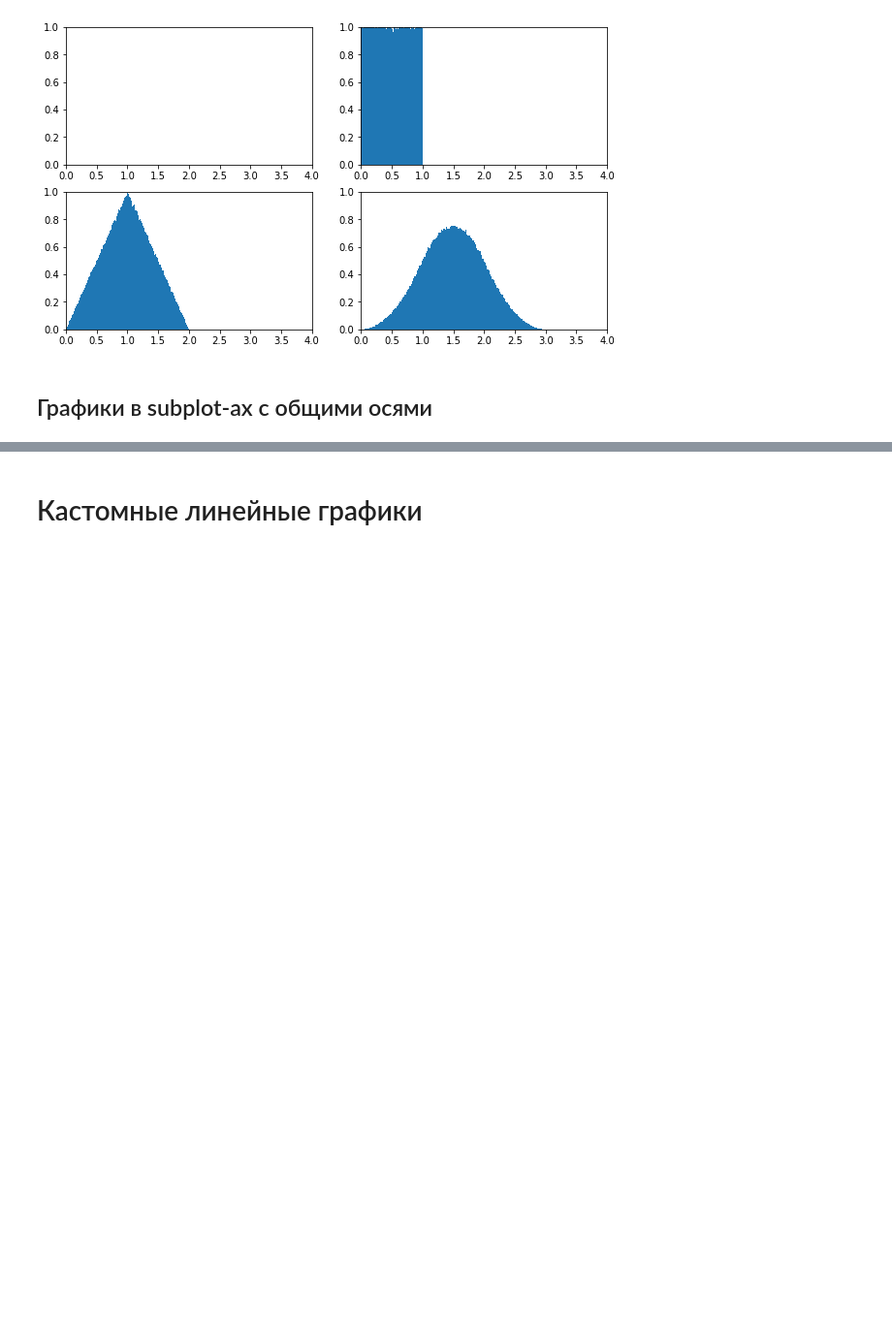
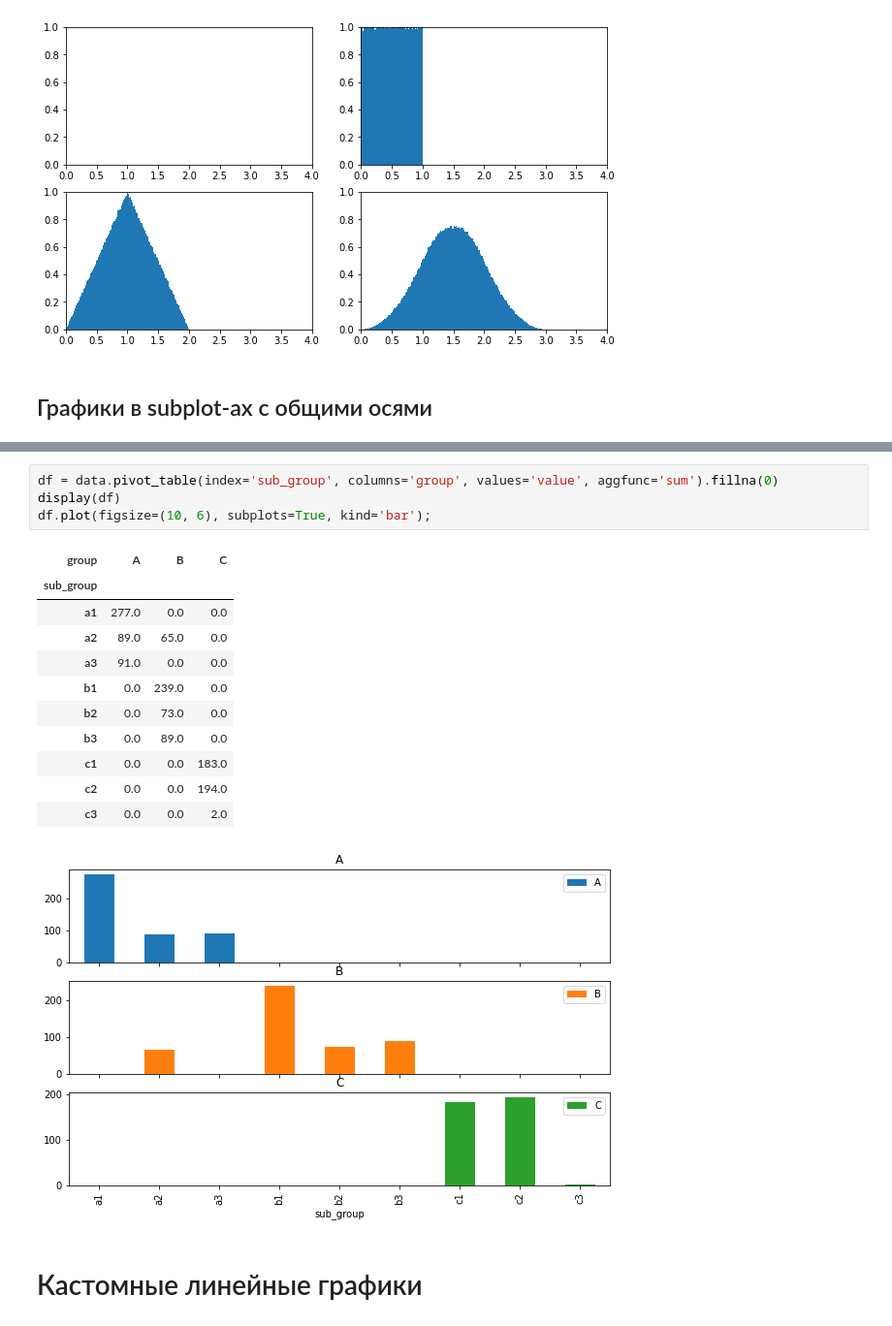
Before and after one commit to Saxsafon/Analysis, a Jupyter notebook: Python/Visualizing/Matplotlib + Seaborn.ipynb, the cells around one changed output, grey strips where cells are left out. Shown at 97% size. Saved outputs shown, nothing was run; the diff lists cells and outputs as text; blank space fills up the shorter version.

```diff
--- a/Python/Visualizing/Matplotlib + Seaborn.ipynb
+++ b/Python/Visualizing/Matplotlib + Seaborn.ipynb
@@ -289,3 +301,20 @@ plt.show()
+# %%
+df = data.pivot_table(index='sub_group', columns='group', values='value', aggfunc='sum').fillna(0)
+display(df)
+df.plot(figsize=(10, 6), subplots=True, kind='bar');
+# %% [output]
+| group | A | B | C |
+| sub_group |  |  |  |
+| a1 | 277.0 | 0.0 | 0.0 |
+| a2 | 89.0 | 65.0 | 0.0 |
+| a3 | 91.0 | 0.0 | 0.0 |
+| b1 | 0.0 | 239.0 | 0.0 |
+| b2 | 0.0 | 73.0 | 0.0 |
+| b3 | 0.0 | 89.0 | 0.0 |
+| c1 | 0.0 | 0.0 | 183.0 |
+| c2 | 0.0 | 0.0 | 194.0 |
+| c3 | 0.0 | 0.0 | 2.0 |
+[figure, added]
 # %% [markdown]
 # Кастомные линейные графики
 # %% [markdown]
```
Also changed, not shown: parts of 19 cells of this notebook.
